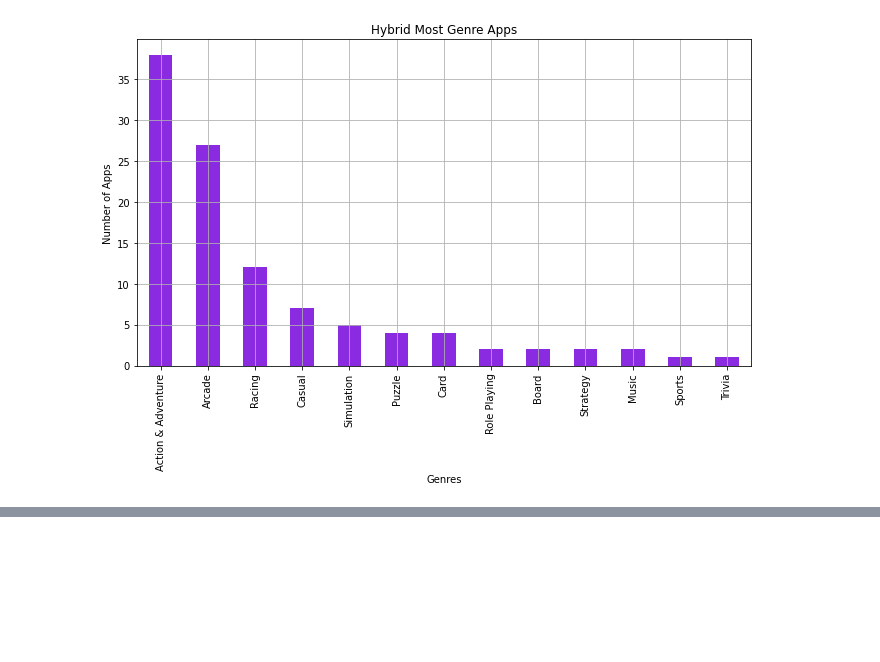
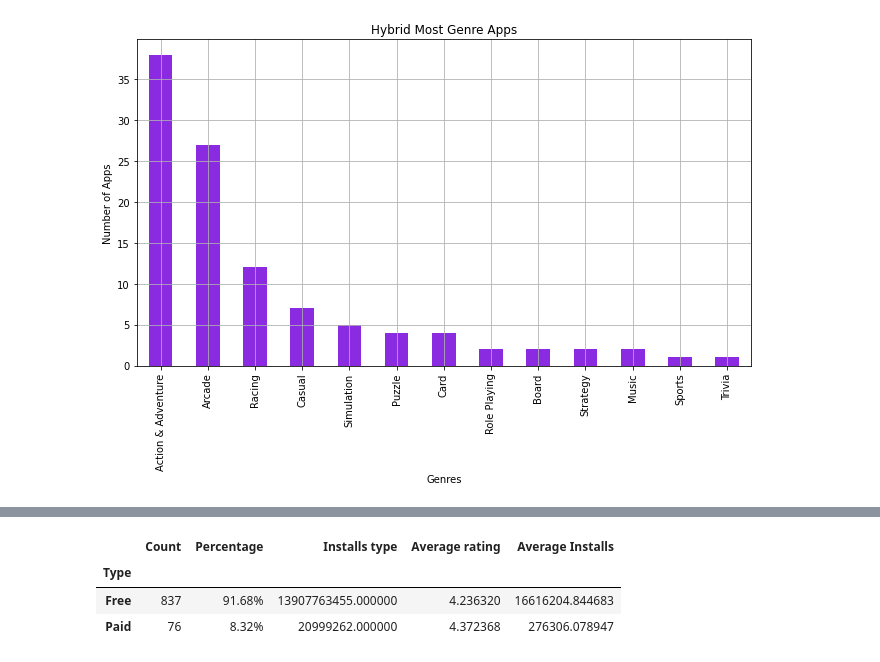
Before and after one commit to RaulMaya/iOS-vs-Android, a Jupyter notebook: Project_1_Jupyter_Notebook.ipynb, the cells around one changed output, grey strips where cells are left out. Saved outputs shown, nothing was run; the diff lists cells and outputs as text; code cells hidden in the pictures; blank space fills up the shorter version.

```diff
--- a/Project_1_Jupyter_Notebook.ipynb
+++ b/Project_1_Jupyter_Notebook.ipynb
@@ -1174,0 +1252,16 @@ plt.show()
+# %%
+game_price = google_playstore_games['Type'].value_counts()
+game_price_prctg = (game_price / len(google_playstore_games)) *100
+game_price_rtng = google_playstore_games.groupby(['Type']).mean()['Rating']
+game_price_downloads = google_playstore_games.groupby(['Type']).sum()['Installs']
+game_price_averginstalls = google_playstore_games.groupby(['Type']).mean()['Installs']
+game_type = pd.DataFrame({'Count': game_price, 'Percentage': game_price_prctg,
+                         'Installs type': game_price_downloads, 'Average rating': game_price_rtng,
+                          'Average Installs': game_price_averginstalls})
+game_type['Percentage'] = game_type['Percentage'].map('{:,.2f}%'.format)
+game_type.head()
+# %% [output]
+|  | Count | Percentage | Installs type | Average rating | Average Installs |
+| Type |  |  |  |  |  |
+| Free | 837 | 91.68% | 13907763455.000000 | 4.236320 | 16616204.844683 |
+| Paid | 76 | 8.32% | 20999262.000000 | 4.372368 | 276306.078947 |
```
Also changed, not shown: parts of 6 cells of this notebook.
